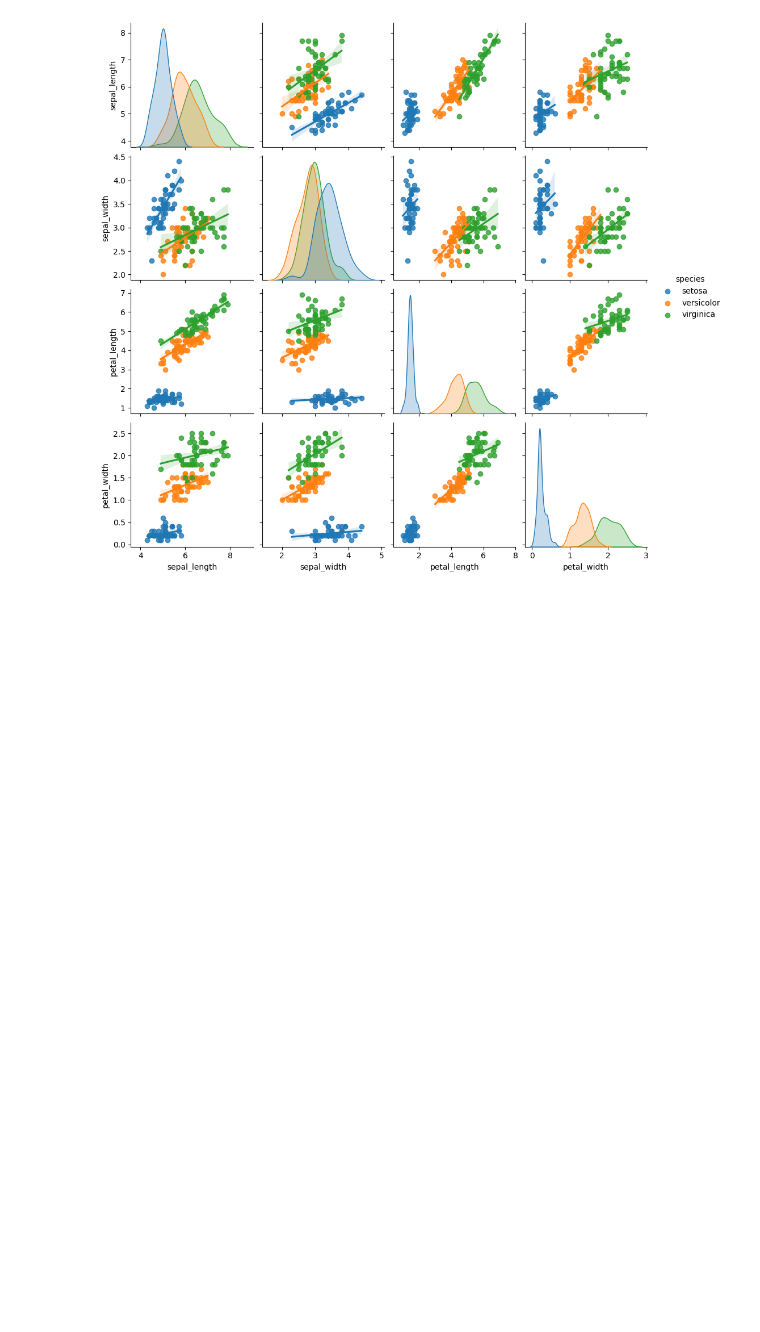
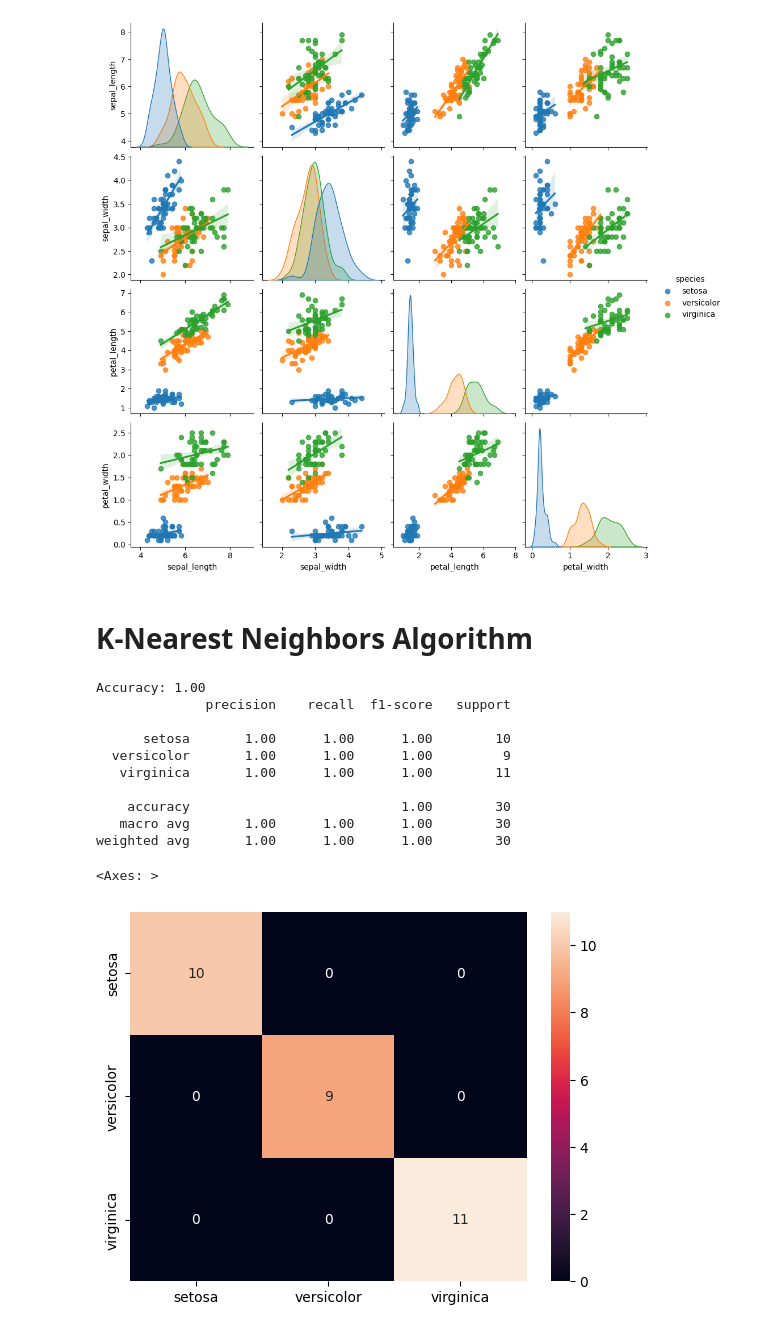
Before and after one commit to zbanks23/Iris_Flower_Classification, a Jupyter notebook: main.ipynb, the cells around one changed output. Drawn from its saved outputs; the diff is of its cells as text; code cells hidden in the pictures; blank space fills up the shorter version.

Commit message:
Completed K Nearest Neighbors Algorithm, started on Linear Regression

```diff
--- a/main.ipynb
+++ b/main.ipynb
@@ -81,4 +81,40 @@ X = iris.data
 y = iris.target
 # %%
 from sklearn.model_selection import train_test_split
-x_train, X_test, y_train, y_test = train_test_split(X, y, test_size=0.2, random_state=42)
+X_train, X_test, y_train, y_test = train_test_split(X, y, test_size=0.2, random_state=42)
+# %% [markdown]
+# K-Nearest Neighbors Algorithm
+# %%
+# K-Nearest Neighbors (KNN)
+from sklearn.neighbors import KNeighborsClassifier
+knn = KNeighborsClassifier(n_neighbors=5)
+knn.fit(X_train, y_train)
+
+# Evaluate the moel
+y_pred = knn.predict(X_test)
+# %%
+from sklearn.metrics import accuracy_score, classification_report, confusion_matrix
+
+# Calculate accuracy
+accuracy = accuracy_score(y_test, y_pred)
+print(f"Accuracy: {accuracy:.2f}")
+
+# Detailed classification report
+print(classification_report(y_test, y_pred, target_names=iris.target_names))
+
+# Confusion matrix
+cm = confusion_matrix(y_test, y_pred)
+sns.heatmap(cm, annot=True, fmt='d', xticklabels=iris.target_names, yticklabels=iris.target_names)
+# %% [output]
+Accuracy: 1.00
+              precision    recall  f1-score   support
+
+      setosa       1.00      1.00      1.00        10
+  versicolor       1.00      1.00      1.00         9
+   virginica       1.00      1.00      1.00        11
+
+    accuracy                           1.00        30
+   macro avg       1.00      1.00      1.00        30
+weighted avg       1.00      1.00      1.00        30
+<Axes: >
+[figure, added]
```
Also changed, not shown: parts of 3 cells of this notebook.
